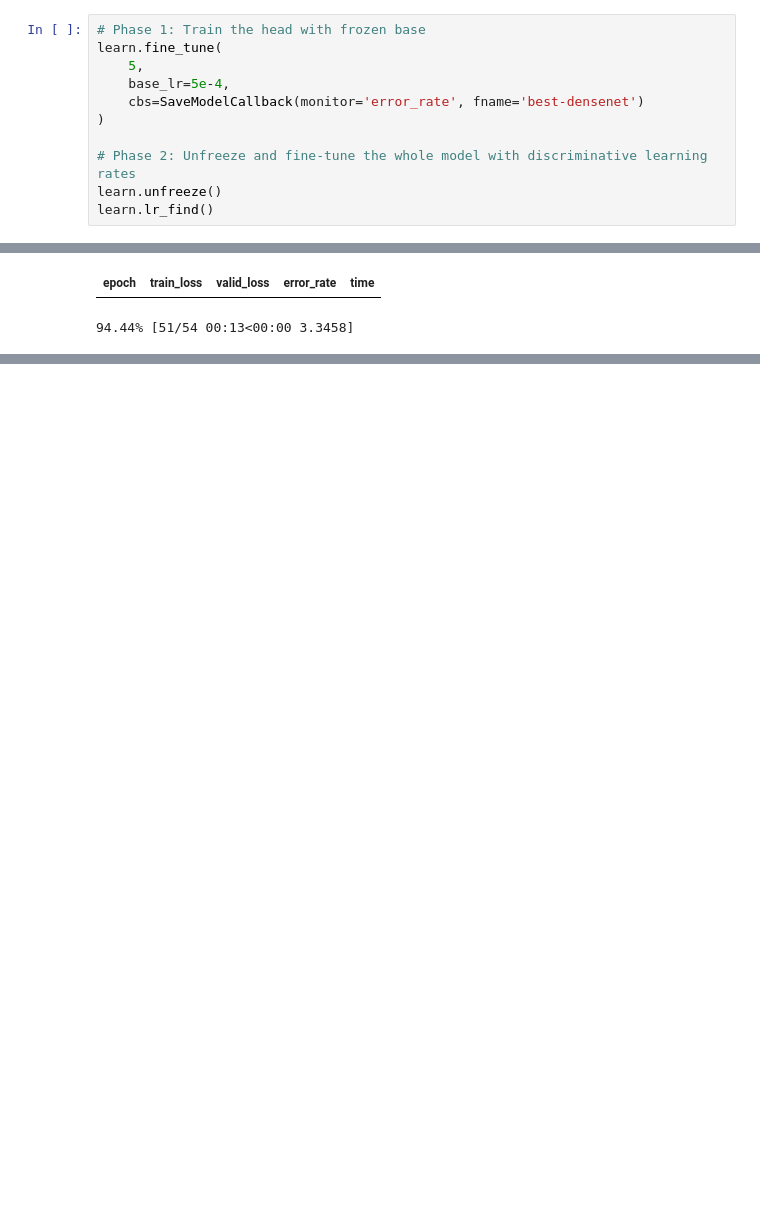
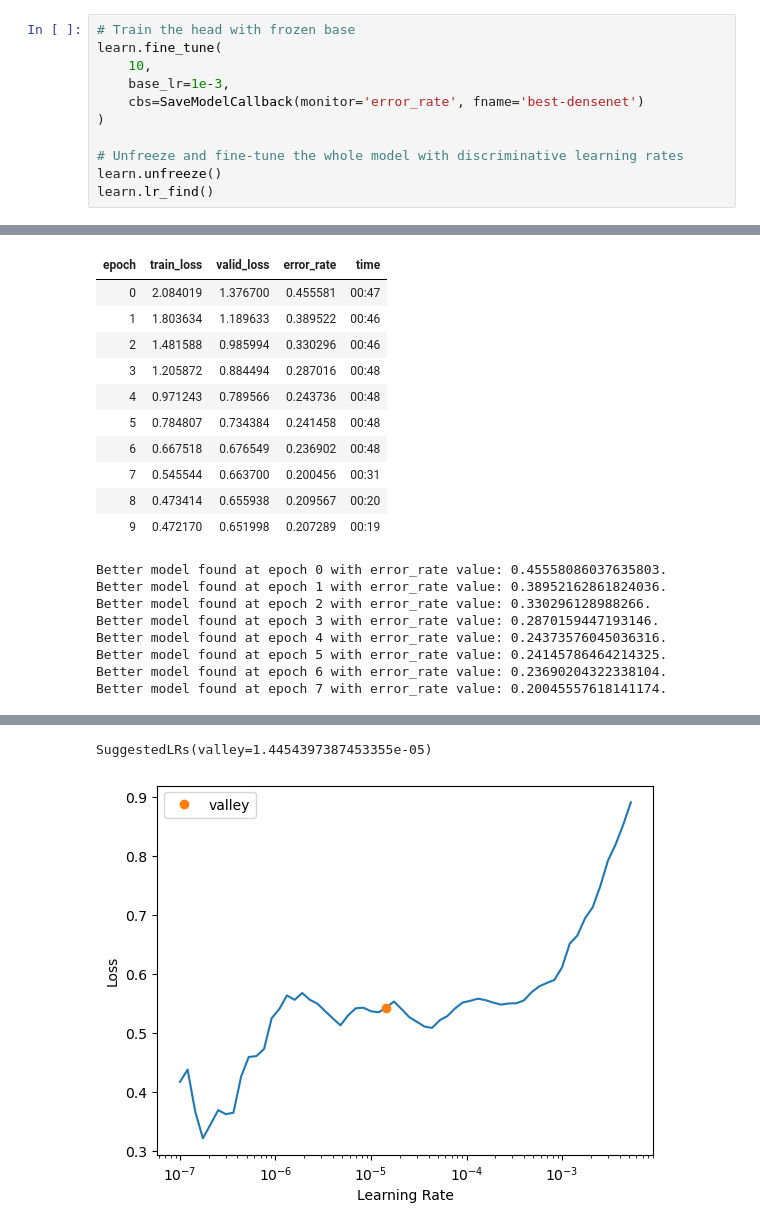
Before and after one commit to nietypowytyp/CPO, a Jupyter notebook: main.ipynb, the cells around one changed output, grey strips where cells are left out. Saved outputs shown, nothing was run; the diff lists cells and outputs as text; blank space fills up the shorter version.

```diff
--- a/main.ipynb
+++ b/main.ipynb
@@ -85,12 +99,12 @@ SuggestedLRs(valley=0.0010000000474974513)
 # %%
-# Phase 1: Train the head with frozen base
+# Train the head with frozen base
 learn.fine_tune(
-    5,
-    base_lr=5e-4,
+    10,
+    base_lr=1e-3,
     cbs=SaveModelCallback(monitor='error_rate', fname='best-densenet')
 )
 
-# Phase 2: Unfreeze and fine-tune the whole model with discriminative learning rates
+# Unfreeze and fine-tune the whole model with discriminative learning rates
 learn.unfreeze()
 learn.lr_find()
 # %% [output]
@@ -98,2 +114,19 @@ learn.lr_find()
-| epoch | train_loss | valid_loss | error_rate | time |
+| epoch | train_loss | valid_loss | error_rate | time |
+| 0 | 2.084019 | 1.376700 | 0.455581 | 00:47 |
+| 1 | 1.803634 | 1.189633 | 0.389522 | 00:46 |
+| 2 | 1.481588 | 0.985994 | 0.330296 | 00:46 |
+| 3 | 1.205872 | 0.884494 | 0.287016 | 00:48 |
+| 4 | 0.971243 | 0.789566 | 0.243736 | 00:48 |
+| 5 | 0.784807 | 0.734384 | 0.241458 | 00:48 |
+| 6 | 0.667518 | 0.676549 | 0.236902 | 00:48 |
+| 7 | 0.545544 | 0.663700 | 0.200456 | 00:31 |
+| 8 | 0.473414 | 0.655938 | 0.209567 | 00:20 |
+| 9 | 0.472170 | 0.651998 | 0.207289 | 00:19 |
-94.44% [51/54 00:13<00:00 3.3458]
+Better model found at epoch 0 with error_rate value: 0.45558086037635803.
+Better model found at epoch 1 with error_rate value: 0.38952162861824036.
+Better model found at epoch 2 with error_rate value: 0.330296128988266.
+Better model found at epoch 3 with error_rate value: 0.2870159447193146.
+Better model found at epoch 4 with error_rate value: 0.24373576045036316.
+Better model found at epoch 5 with error_rate value: 0.24145786464214325.
+Better model found at epoch 6 with error_rate value: 0.23690204322338104.
+Better model found at epoch 7 with error_rate value: 0.20045557618141174.
@@ -100,3 +134,5 @@ learn.lr_find()
+SuggestedLRs(valley=1.4454397387453355e-05)
+[figure, added]
 # %%
 # Use a range of learning rates for different layers
 learn.fit_one_cycle(
```
Also changed, not shown: parts of 8 cells of this notebook, 3 other files.
